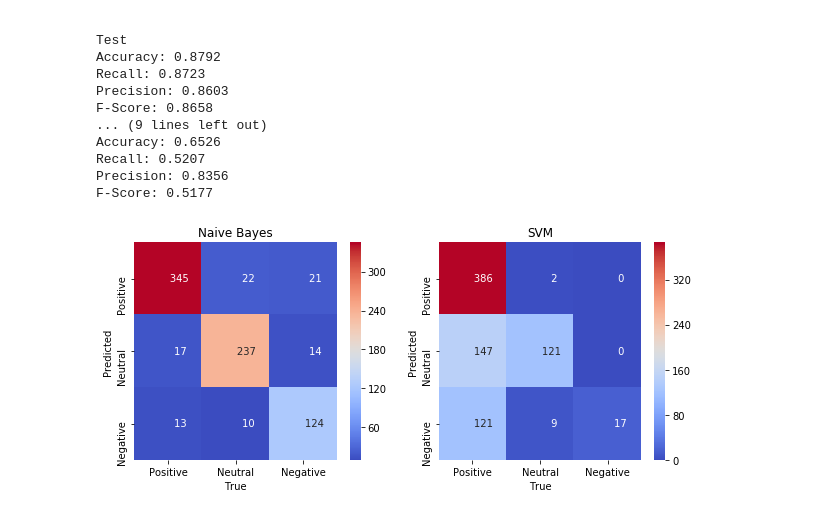
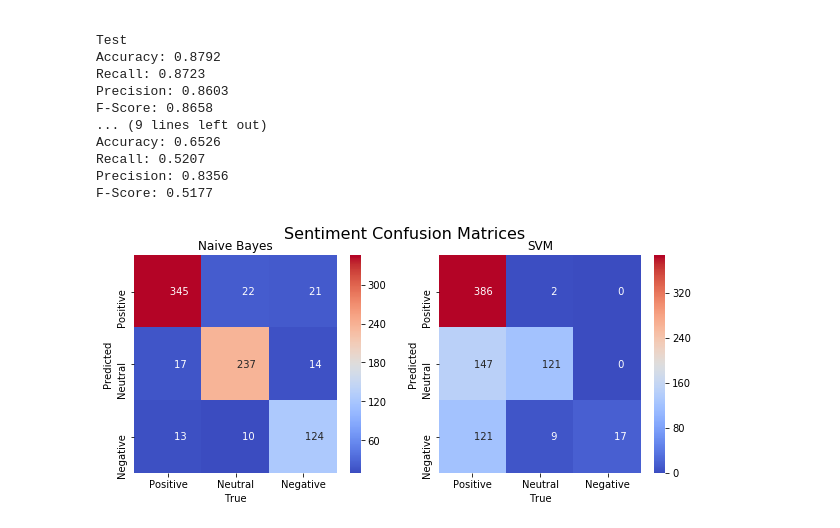
Before and after one commit to edwardsong05/ENSF-619-03-04-ClassProject, a Jupyter notebook: SentimentClassifier/SentimentClassifier-Lemma.ipynb, the cells around one changed output. Saved outputs shown, nothing was run; the diff lists cells and outputs as text; code cells hidden in the pictures.

```diff
--- a/SentimentClassifier/SentimentClassifier-Lemma.ipynb
+++ b/SentimentClassifier/SentimentClassifier-Lemma.ipynb
@@ -118,31 +119,33 @@ import pandas as pd
 import matplotlib.pyplot as plt
 
 def normalizeCM(cm):
     cm = cm.astype('float') / cm.sum(axis=1)[:, np.newaxis]
     return cm
 
 def createCmDf(cm):
     df_cm = pd.DataFrame(cm, index = ["Positive", "Neutral", "Negative"], columns = ["Positive", "Neutral", "Negative"])
     return df_cm
 
 cm_nb = confusion_matrix(y_test,test_pred_nb, labels = [2, 1, 0])
 
 cm_svm = confusion_matrix(y_test,test_pred_svm, labels = [2, 1, 0])
 
 df_nb = createCmDf(cm_nb)
 df_svm = createCmDf(cm_svm)
 
 fig, (ax1,ax2) = plt.subplots(ncols=2, figsize=(10, 4))
 fmt = '10d'
 im = sn.heatmap(df_nb, ax=ax1, annot=True, cmap='coolwarm', fmt=fmt)
 ax1.set_title("Naive Bayes")
 ax1.set_xlabel("True")
 ax1.set_ylabel("Predicted")
 sn.heatmap(df_svm, ax=ax2, annot=True, cmap='coolwarm', fmt=fmt)
 ax2.set_title("SVM")
 ax2.set_xlabel("True")
 ax2.set_ylabel("Predicted")
+fig.suptitle('Sentiment Confusion Matrices', fontsize=16)
 mappable = im.get_children()[0]
+plt.savefig('SentimentConfusionMatrix.pdf')
 plt.show();
 # %% [output]
-[figure, old version]
+[figure, new version]
```
Also changed, not shown: parts of 3 cells of this notebook, 6 other files.
